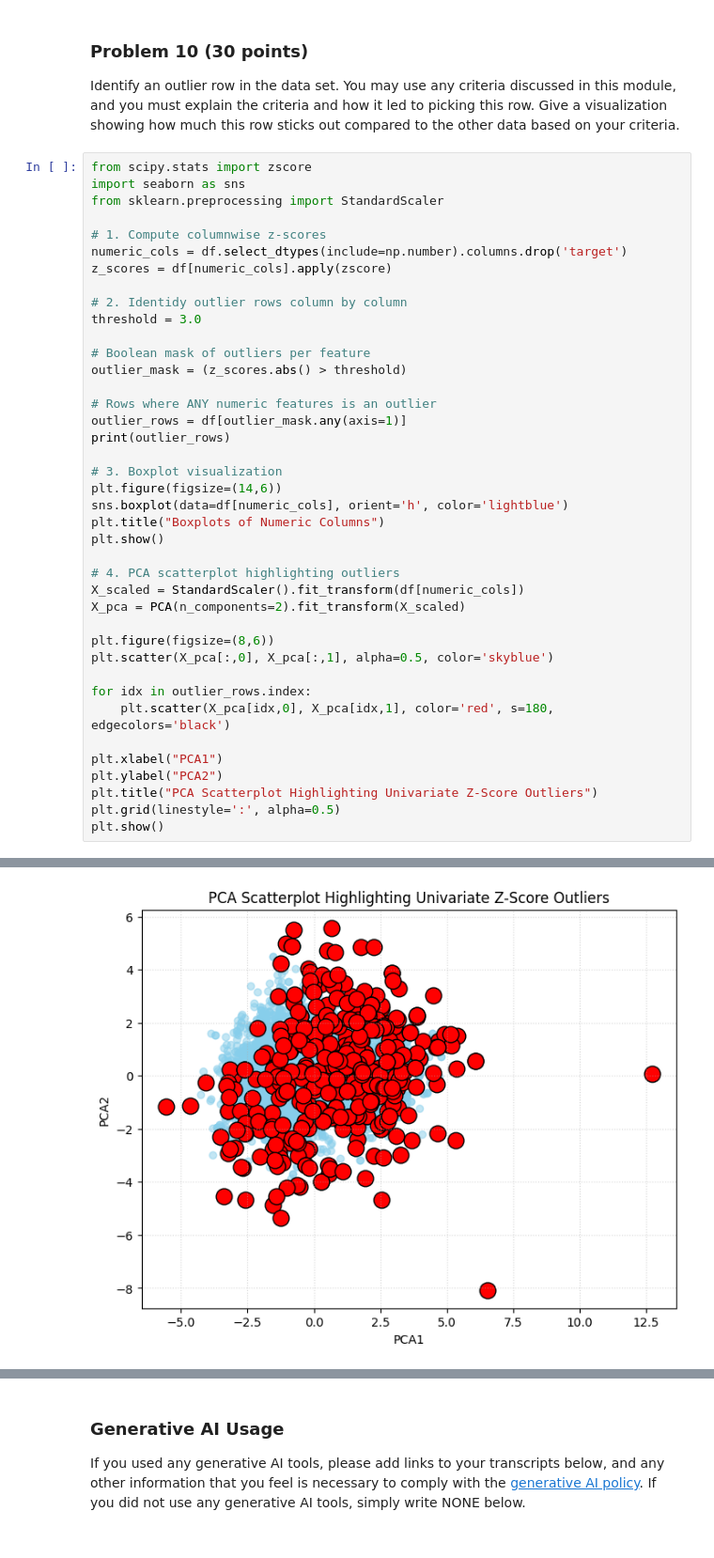
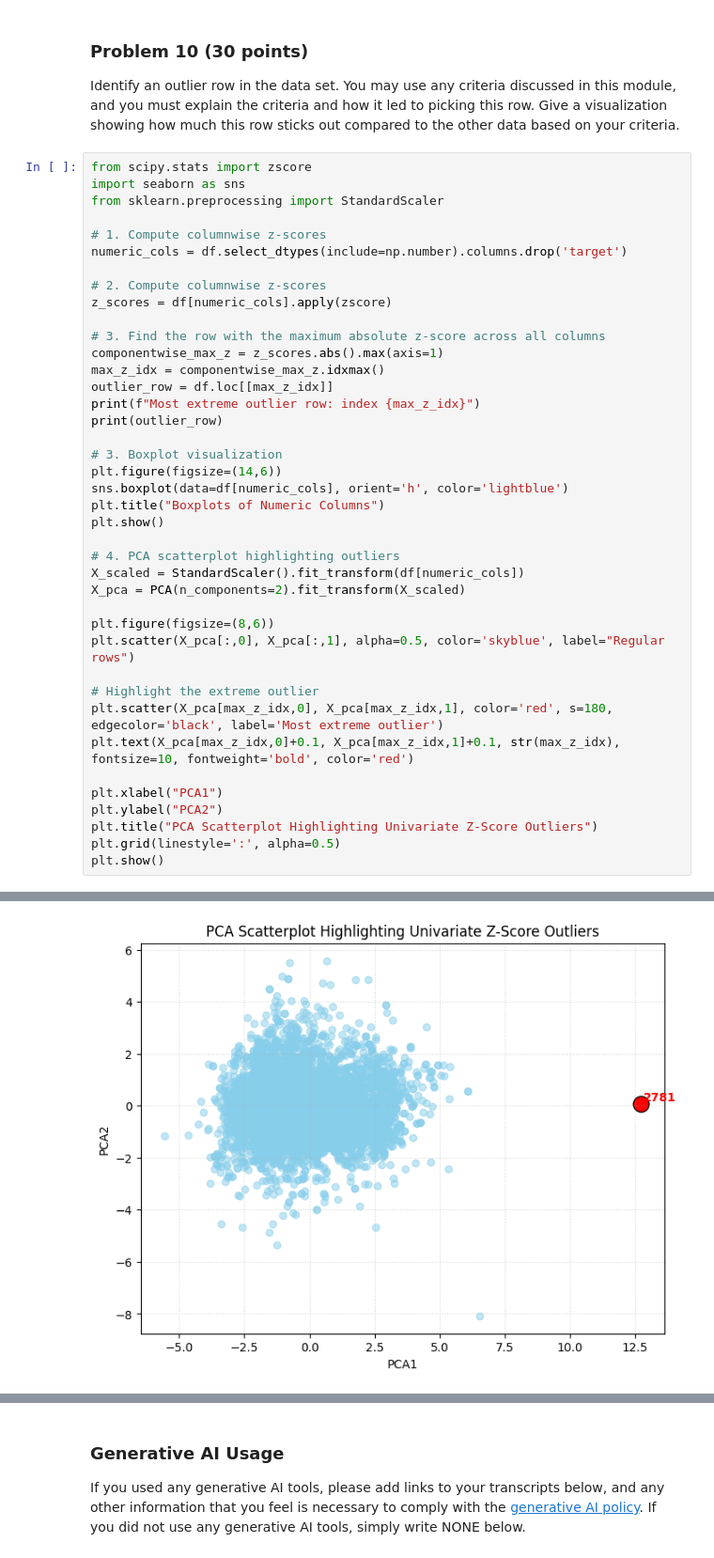
Before and after one commit to Ethnica16/dx601-final-project, a Jupyter notebook: project.ipynb, the cells around one changed output, grey strips where cells are left out. Shown at 94% size. Cells and saved outputs as stored; diff of their text form.

```diff
--- a/project.ipynb
+++ b/project.ipynb
@@ -545,17 +545,16 @@ from sklearn.preprocessing import StandardScaler
 
 # 1. Compute columnwise z-scores
 numeric_cols = df.select_dtypes(include=np.number).columns.drop('target')
+
+# 2. Compute columnwise z-scores
 z_scores = df[numeric_cols].apply(zscore)
 
-# 2. Identidy outlier rows column by column
-threshold = 3.0
-
-# Boolean mask of outliers per feature
-outlier_mask = (z_scores.abs() > threshold)
-
-# Rows where ANY numeric features is an outlier
-outlier_rows = df[outlier_mask.any(axis=1)]
-print(outlier_rows)
+# 3. Find the row with the maximum absolute z-score across all columns
+componentwise_max_z = z_scores.abs().max(axis=1)
+max_z_idx = componentwise_max_z.idxmax()
+outlier_row = df.loc[[max_z_idx]]
+print(f"Most extreme outlier row: index {max_z_idx}")
+print(outlier_row)
 
 # 3. Boxplot visualization
 plt.figure(figsize=(14,6))
@@ -568,10 +567,11 @@ X_scaled = StandardScaler().fit_transform(df[numeric_cols])
 X_pca = PCA(n_components=2).fit_transform(X_scaled)
 
 plt.figure(figsize=(8,6))
-plt.scatter(X_pca[:,0], X_pca[:,1], alpha=0.5, color='skyblue')
+plt.scatter(X_pca[:,0], X_pca[:,1], alpha=0.5, color='skyblue', label="Regular rows")
 
-for idx in outlier_rows.index:
-    plt.scatter(X_pca[idx,0], X_pca[idx,1], color='red', s=180, edgecolors='black')
+# Highlight the extreme outlier
+plt.scatter(X_pca[max_z_idx,0], X_pca[max_z_idx,1], color='red', s=180, edgecolor='black', label='Most extreme outlier')
+plt.text(X_pca[max_z_idx,0]+0.1, X_pca[max_z_idx,1]+0.1, str(max_z_idx), fontsize=10, fontweight='bold', color='red')
 
 plt.xlabel("PCA1")
 plt.ylabel("PCA2")
@@ -599,2 +591,2 @@ plt.show()
 [figure]
-[figure, old version]
+[figure, new version]
```
Also changed, not shown: parts of 4 cells of this notebook.
